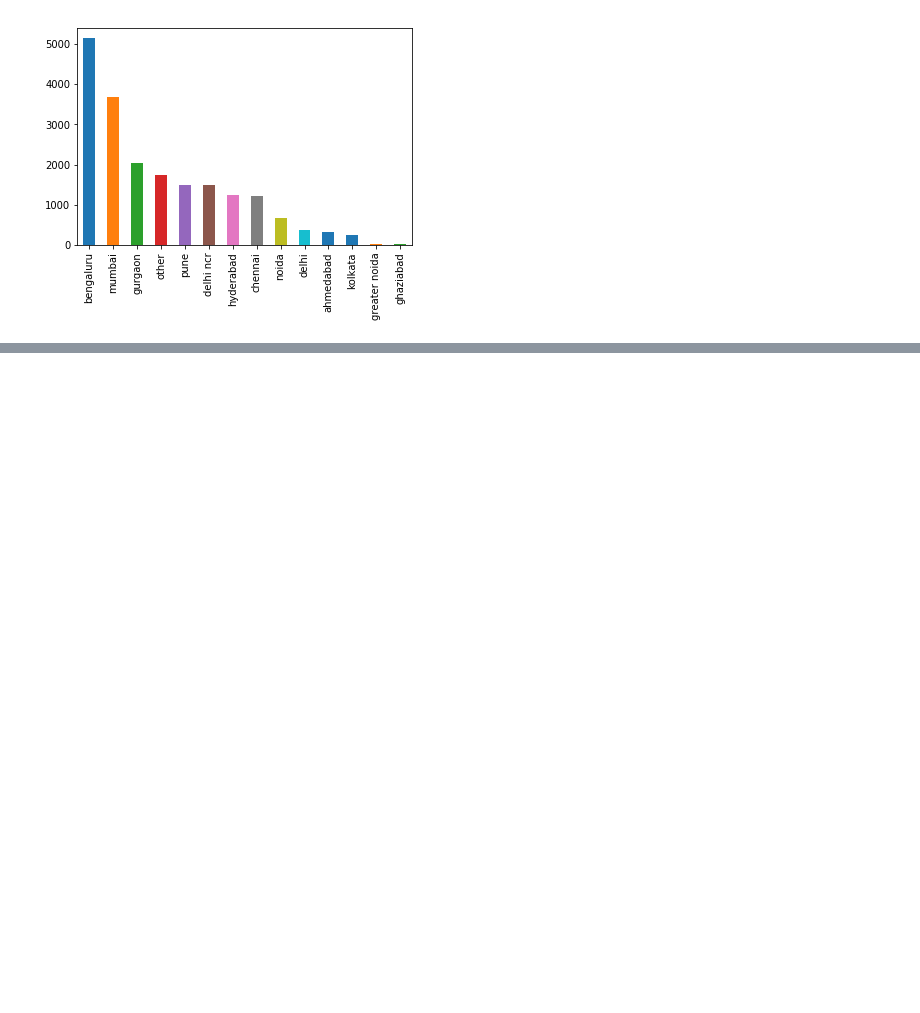
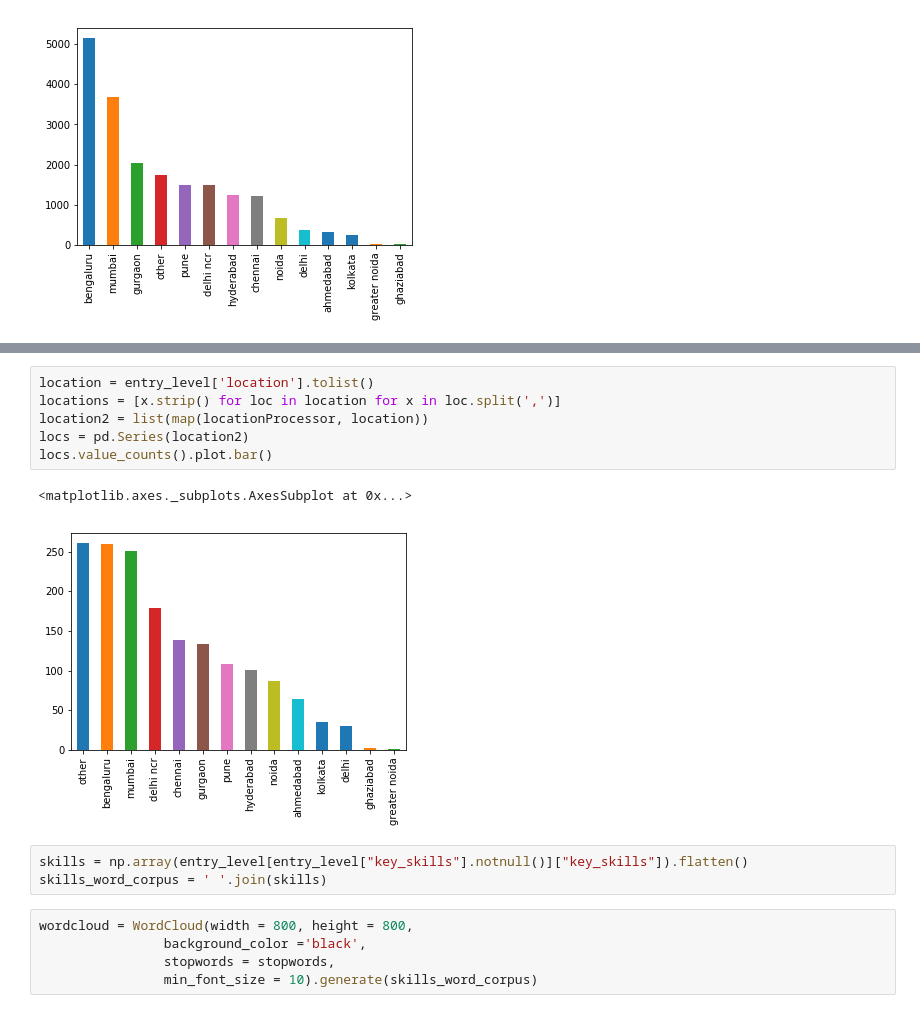
Before and after one commit to jain-aayush/Data-Analysis, a Jupyter notebook: Data Science Jobs Analysis.ipynb, the cells around one changed output, grey strips where cells are left out. Saved outputs shown, nothing was run; the diff lists cells and outputs as text; blank space fills up the shorter version.

```diff
--- a/Data Science Jobs Analysis.ipynb
+++ b/Data Science Jobs Analysis.ipynb
@@ -142,0 +166,17 @@ locs.value_counts().plot.bar()
+# %%
+location = entry_level['location'].tolist()
+locations = [x.strip() for loc in location for x in loc.split(',')]
+location2 = list(map(locationProcessor, location))
+locs = pd.Series(location2)
+locs.value_counts().plot.bar()
+# %% [output]
+<matplotlib.axes._subplots.AxesSubplot at 0x...>
+[figure, added]
+# %%
+skills = np.array(entry_level[entry_level["key_skills"].notnull()]["key_skills"]).flatten()
+skills_word_corpus = ' '.join(skills)
+# %%
+wordcloud = WordCloud(width = 800, height = 800,
+                background_color ='black',
+                stopwords = stopwords,
+                min_font_size = 10).generate(skills_word_corpus)
```
Also changed, not shown: parts of 10 cells of this notebook.
